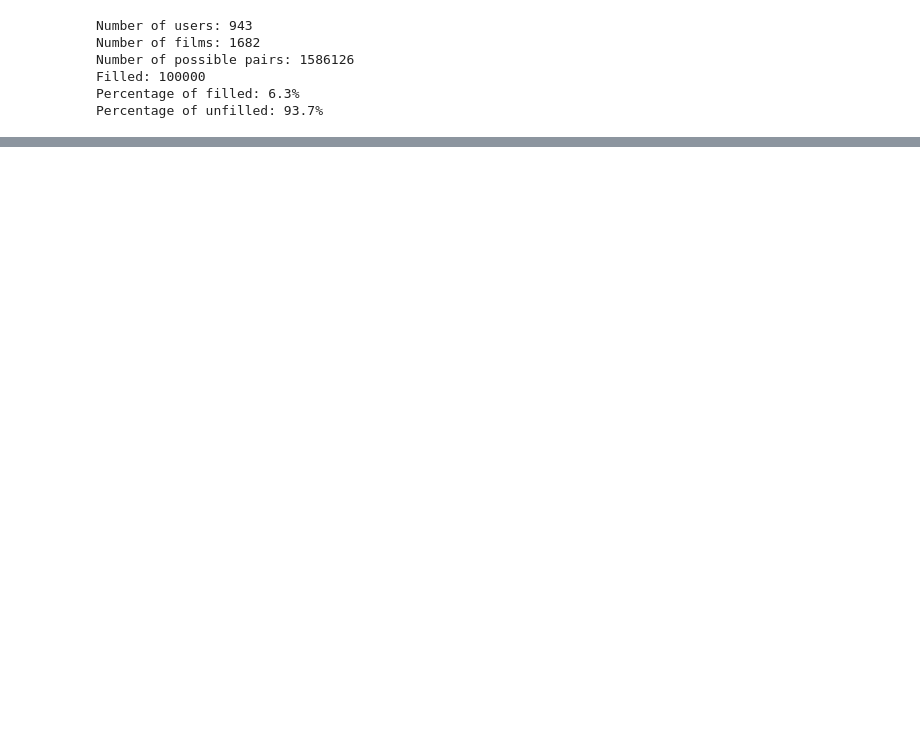
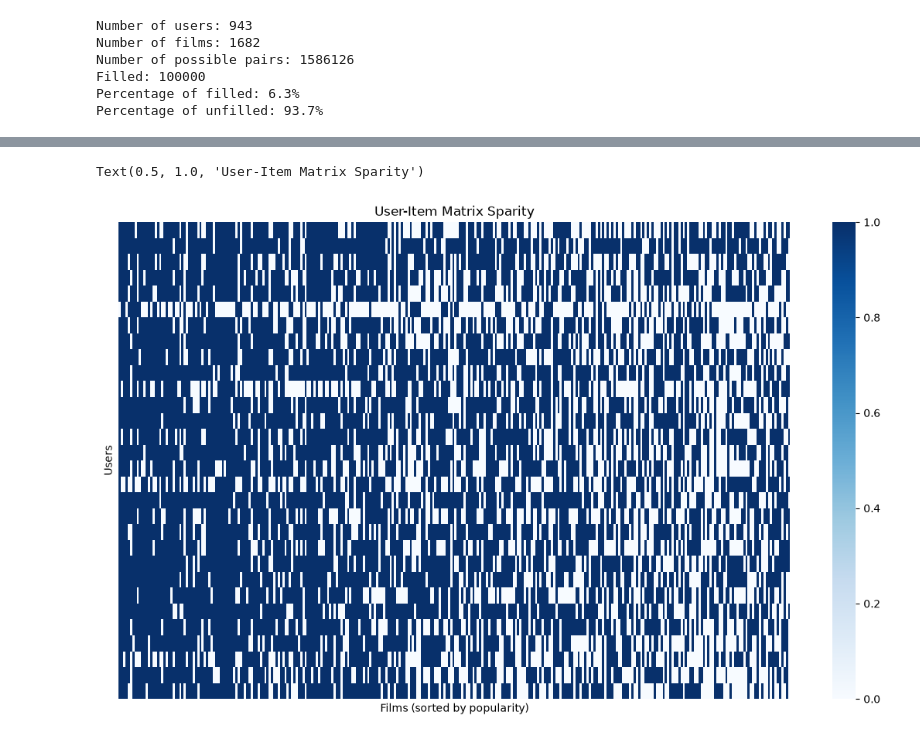
Before and after one commit to Ivampypy/movie-recsys, a Jupyter notebook: notebooks/EDA-notebook.ipynb, the cells around one changed output, grey strips where cells are left out. Saved outputs shown, nothing was run; the diff lists cells and outputs as text; code cells hidden in the pictures; blank space fills up the shorter version.

```diff
--- a/notebooks/EDA-notebook.ipynb
+++ b/notebooks/EDA-notebook.ipynb
@@ -211,0 +257,3 @@ Percentage of unfilled: 93.7%
+# %%
+print(len(top_300_rated_films),len(top_voting_30_users))
+arr_sorted_films=top_300_rated_films.copy()
@@ -211,0 +262,3 @@ Percentage of unfilled: 93.7%
+# %%
+great_ratings=filtered_ratings[filtered_ratings["user_id"].isin(top_voting_30_users)&filtered_ratings["movie_id"].isin(top_300_rated_films)]
+great_ratings
@@ -211,0 +279,3 @@ Percentage of unfilled: 93.7%
+# %%
+data_pivot=great_ratings.pivot_table(index="user_id",columns="movie_id",values="rating",aggfunc="count",fill_value=0)
+data_pivot
@@ -211,0 +310,3 @@ Percentage of unfilled: 93.7%
+# %%
+data_pivot=data_pivot[arr_sorted_films]
+data_pivot
@@ -211,0 +349,10 @@ Percentage of unfilled: 93.7%
+# %%
+
+plt.figure(figsize=(14,8))
+pivot_heatmap=sns.heatmap(data=data_pivot,xticklabels=False,yticklabels=False,cmap="Blues")
+pivot_heatmap.set_xlabel("Films (sorted by popularity)")
+pivot_heatmap.set_ylabel("Users")
+pivot_heatmap.set_title("User-Item Matrix Sparity")
+# %% [output]
+Text(0.5, 1.0, 'User-Item Matrix Sparity')
+[figure, added]
```
Also changed, not shown: parts of 11 cells of this notebook.
